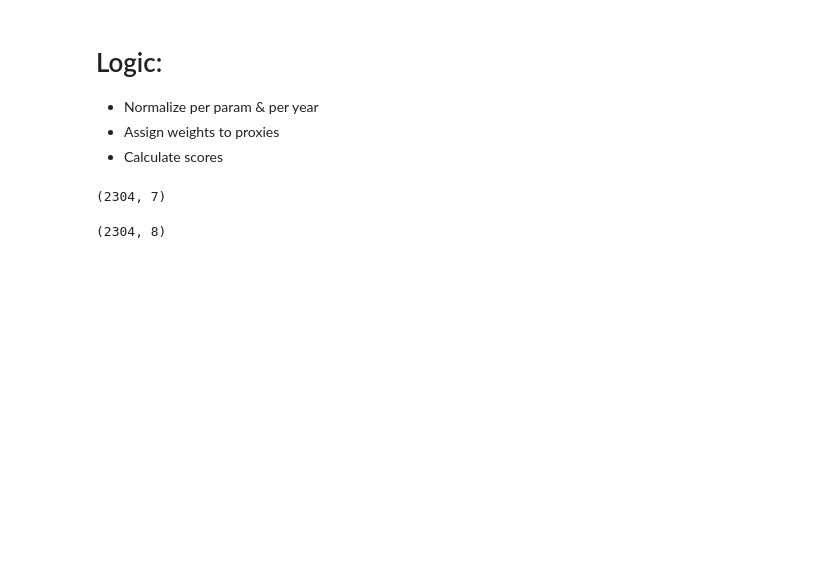
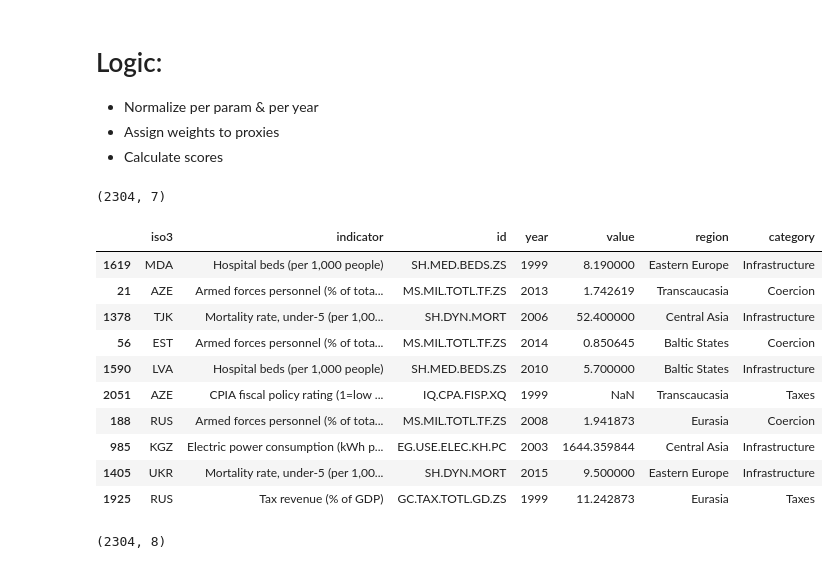
Before and after one commit to data-driven-research/state-capacity-and-democratic-transitions, a Jupyter notebook: notebooks/2.0-hp-calculating stateness.ipynb, the cells around one changed output. Saved outputs shown, nothing was run; the diff lists cells and outputs as text; code cells hidden in the pictures; blank space fills up the shorter version.

```diff
--- a/notebooks/2.0-hp-calculating stateness.ipynb
+++ b/notebooks/2.0-hp-calculating stateness.ipynb
@@ -39,6 +39,20 @@ data = pd.read_excel("./../data/interim/world_bank_data.xlsx")
 data.shape
 # %% [output]
 (2304, 7)
+# %%
+data.sample(10)
+# %% [output]
+|  | iso3 | indicator | id | year | value | region | category |
+| 1619 | MDA | Hospital beds (per 1,000 people) | SH.MED.BEDS.ZS | 1999 | 8.190000 | Eastern Europe | Infrastructure |
+| 21 | AZE | Armed forces personnel (% of tota... | MS.MIL.TOTL.TF.ZS | 2013 | 1.742619 | Transcaucasia | Coercion |
+| 1378 | TJK | Mortality rate, under-5 (per 1,00... | SH.DYN.MORT | 2006 | 52.400000 | Central Asia | Infrastructure |
+| 56 | EST | Armed forces personnel (% of tota... | MS.MIL.TOTL.TF.ZS | 2014 | 0.850645 | Baltic States | Coercion |
+| 1590 | LVA | Hospital beds (per 1,000 people) | SH.MED.BEDS.ZS | 2010 | 5.700000 | Baltic States | Infrastructure |
+| 2051 | AZE | CPIA fiscal policy rating (1=low ... | IQ.CPA.FISP.XQ | 1999 | NaN | Transcaucasia | Taxes |
+| 188 | RUS | Armed forces personnel (% of tota... | MS.MIL.TOTL.TF.ZS | 2008 | 1.941873 | Eurasia | Coercion |
+| 985 | KGZ | Electric power consumption (kWh p... | EG.USE.ELEC.KH.PC | 2003 | 1644.359844 | Central Asia | Infrastructure |
+| 1405 | UKR | Mortality rate, under-5 (per 1,00... | SH.DYN.MORT | 2015 | 9.500000 | Eastern Europe | Infrastructure |
+| 1925 | RUS | Tax revenue (% of GDP) | GC.TAX.TOTL.GD.ZS | 1999 | 11.242873 | Eurasia | Taxes |
 # %%
 # nan policy?
 # df = data.loc[data["value"].notnull()].copy()
```
Also changed, not shown: parts of 8 cells of this notebook.
